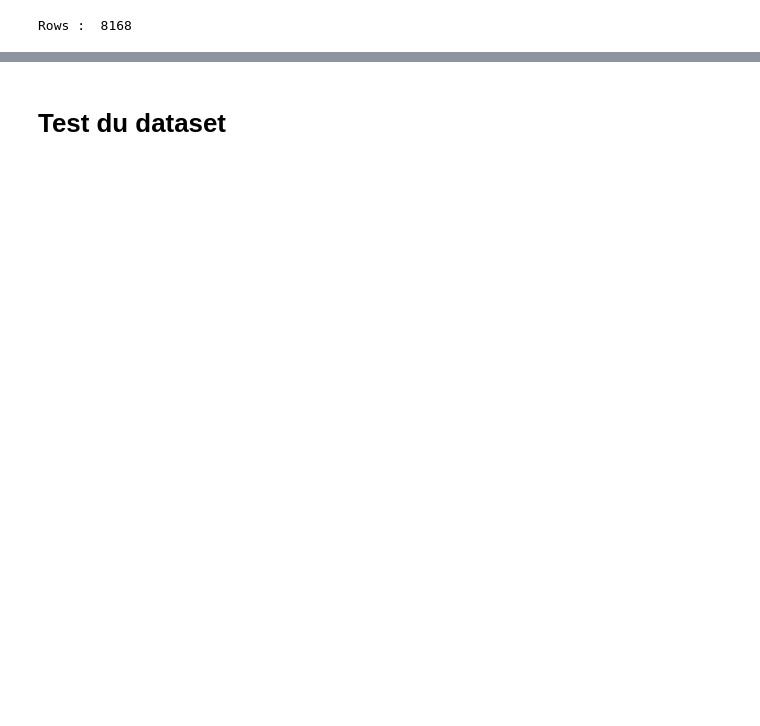
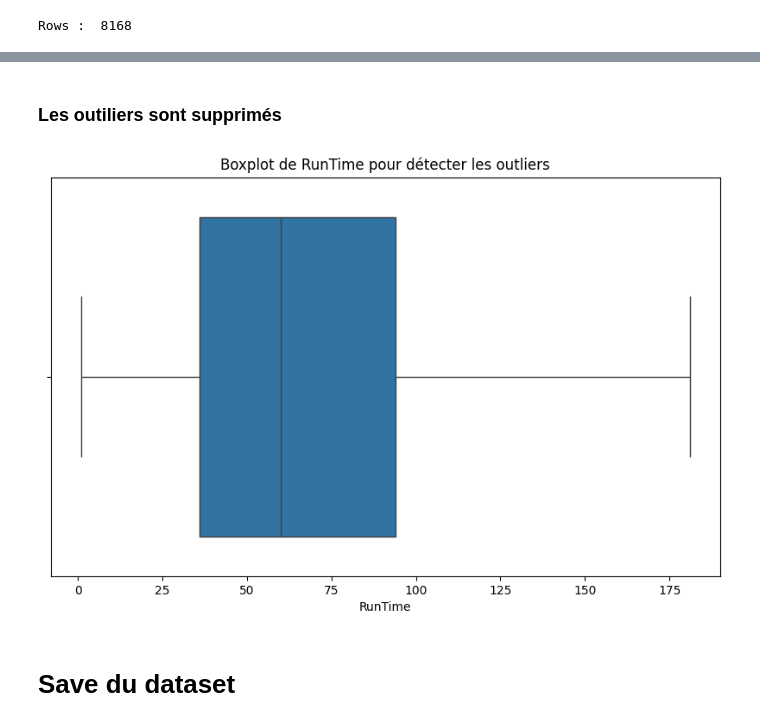
Before and after one commit to EnzoPENISSON/formation-ia, a Jupyter notebook: machine_learning/data_preprocessing/tp_movies.ipynb, the cells around one changed output, grey strips where cells are left out. Saved outputs shown, nothing was run; the diff lists cells and outputs as text; code cells hidden in the pictures; blank space fills up the shorter version.

```diff
--- a/machine_learning/data_preprocessing/tp_movies.ipynb
+++ b/machine_learning/data_preprocessing/tp_movies.ipynb
@@ -122,2 +142,29 @@ Rows :  8168
+# %%
+# Exemple de suppression des outliers
+Q1 = df['RunTime'].quantile(0.25)
+Q3 = df['RunTime'].quantile(0.75)
+IQR = Q3 - Q1
+
+# Définir les limites
+lower_limit = Q1 - 1.5 * IQR
+upper_limit = Q3 + 1.5 * IQR
+
+# Supprimer les outliers
+data = df[(df['RunTime'] >= lower_limit) & (df['RunTime'] <= upper_limit)]
+
+# sauvegarder les données nettoyées
+df = data
+# %% [markdown]
+### Les outiliers sont supprimés
+# %%
+import seaborn as sns
+
+plt.figure(figsize=(10, 6))
+sns.boxplot(x=df.RunTime)
+plt.title("Boxplot de RunTime pour détecter les outliers")
+plt.xlabel("RunTime")
+plt.show()
+# %% [output]
+[figure, added]
 # %% [markdown]
-# Test du dataset
+# Save du dataset
```
Also changed, not shown: parts of 6 cells of this notebook, 1 other file.
